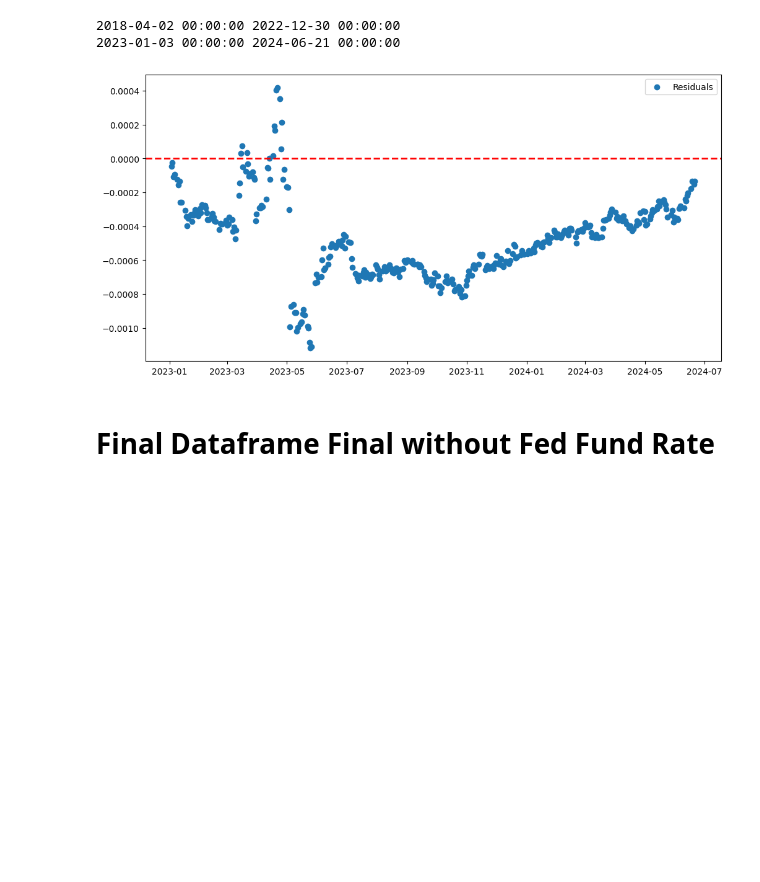
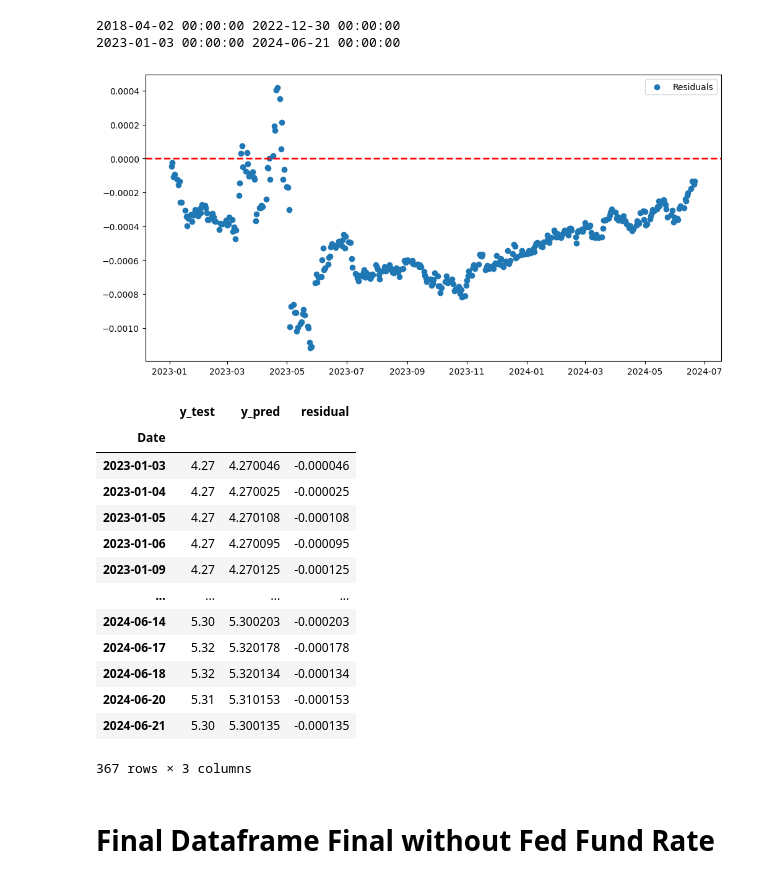
Before and after one commit to punchnami/AI-Powered-Research-Query-Chatbot, a Jupyter notebook: PredictiveModel_arimax.ipynb, the cells around one changed output. Cells and saved outputs as stored; diff of their text form; code cells hidden in the pictures; blank space fills up the shorter version.

```diff
--- a/PredictiveModel_arimax.ipynb
+++ b/PredictiveModel_arimax.ipynb
@@ -595,27 +618,47 @@ print(test.index.min(), test.index.max())
 2018-04-02 00:00:00 2022-12-30 00:00:00
 2023-01-03 00:00:00 2024-06-21 00:00:00
 # %%
-# Convert predictions to a pandas series with the correct index
 # Convert predictions to a pandas series with the correct index
 y_pred_df = pd.DataFrame(y_pred)
 y_pred_df["Date"] = y_test.index
 y_pred_df.set_index("Date", inplace=True)
 y_pred_series = y_pred_df.squeeze()
 
 # Calculate residuals
 residuals = y_test - y_pred_series
 
 # Plot residuals
 plt.figure(figsize=(12, 6))
 # plt.plot(residuals, label='Residuals') # line graph
 plt.scatter(residuals.index, residuals, label='Residuals') # scatter plot
 plt.axhline(0, color='red', linestyle='--', lw=2)
 plt.legend()
 plt.show()
 
+
+residual_df = pd.DataFrame(y_test)
+residual_df.rename(columns={'Rate (%)': 'y_test'}, inplace=True)
+residual_df['y_pred'] = y_pred_series
+residual_df['residual'] = residual_df['y_test'] - residual_df['y_pred']
+residual_df
+
 # very small residuals which is implies there is something off
 # %% [output]
 [figure]
+|  | y_test | y_pred | residual |
+| Date |  |  |  |
+| 2023-01-03 | 4.27 | 4.270046 | -0.000046 |
+| 2023-01-04 | 4.27 | 4.270025 | -0.000025 |
+| 2023-01-05 | 4.27 | 4.270108 | -0.000108 |
+| 2023-01-06 | 4.27 | 4.270095 | -0.000095 |
+| 2023-01-09 | 4.27 | 4.270125 | -0.000125 |
+| ... | ... | ... | ... |
+| 2024-06-14 | 5.30 | 5.300203 | -0.000203 |
+| 2024-06-17 | 5.32 | 5.320178 | -0.000178 |
+| 2024-06-18 | 5.32 | 5.320134 | -0.000134 |
+| 2024-06-20 | 5.31 | 5.310153 | -0.000153 |
+| 2024-06-21 | 5.30 | 5.300135 | -0.000135 |
+367 rows × 3 columns
 # %% [markdown]
 # Final Dataframe Final without Fed Fund Rate
 # %%
```
Also changed, not shown: parts of 9 cells of this notebook.
